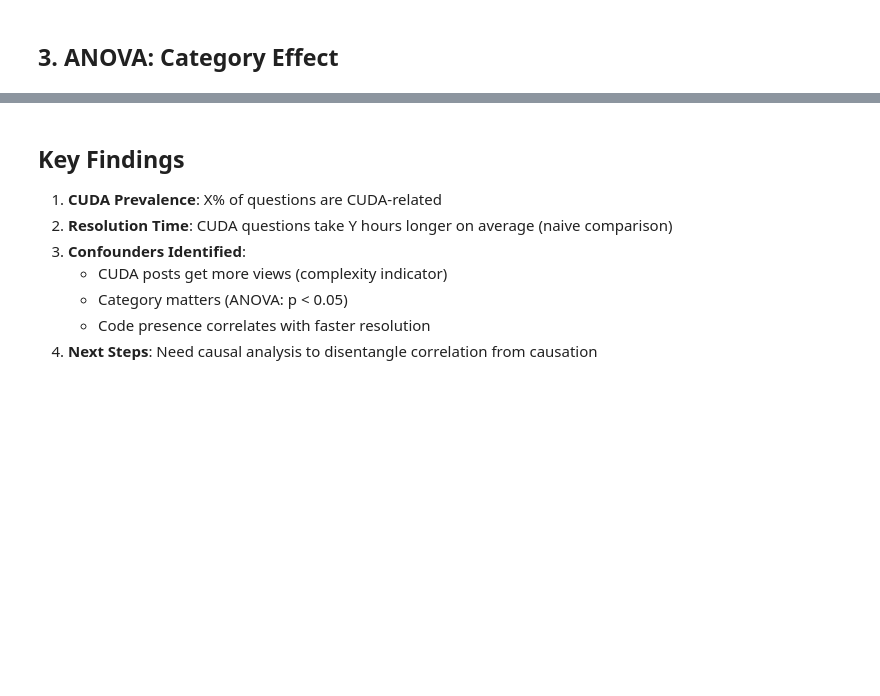
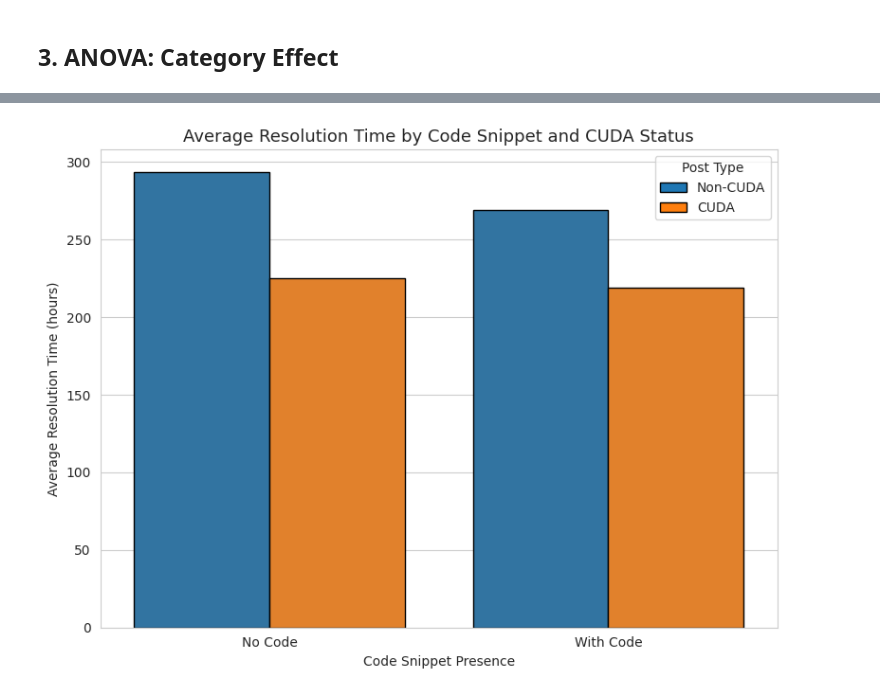
Before and after one commit to WazupSteve/torch_cuda, a Jupyter notebook: notebooks/01_descriptive_analysis.ipynb, the cells around one changed output, grey strips where cells are left out. Cells and saved outputs as stored; diff of their text form; code cells hidden in the pictures; blank space fills up the shorter version.

```diff
--- a/notebooks/01_descriptive_analysis.ipynb
+++ b/notebooks/01_descriptive_analysis.ipynb
@@ -193,10 +300,41 @@ plt.show()
-# %% [markdown]
-## Key Findings
-
-1. **CUDA Prevalence**: X% of questions are CUDA-related
-2. **Resolution Time**: CUDA questions take Y hours longer on average (naive comparison)
-3. **Confounders Identified**:
-   - CUDA posts get more views (complexity indicator)
-   - Category matters (ANOVA: p < 0.05)
-   - Code presence correlates with faster resolution
-4. **Next Steps**: Need causal analysis to disentangle correlation from causation
+# %%
+# simple visualization: average resolution time by CUDA & Code Snippet
+avg_times = (
+    df.groupby(["is_cuda_related", "has_code_block"])["time_to_resolution_hours"]
+    .mean()
+    .reset_index()
+)
+
+# map values for easy reading
+avg_times["is_cuda_related"] = avg_times["is_cuda_related"].map({True: "CUDA", False: "Non-CUDA"})
+avg_times["has_code_block"] = avg_times["has_code_block"].map({True: "With Code", False: "No Code"})
+
+# define colors
+colors = {"Non-CUDA": "#1f77b4", "CUDA": "#ff7f0e"}
+
+plt.figure(figsize=(8, 6))
+sns.barplot(
+    data=avg_times,
+    x="has_code_block",
+    y="time_to_resolution_hours",
+    hue="is_cuda_related",
+    palette=colors,
+    edgecolor="black"
+)
+
+plt.title("Average Resolution Time by Code Snippet and CUDA Status", fontsize=13)
+plt.xlabel("Code Snippet Presence")
+plt.ylabel("Average Resolution Time (hours)")
+
+# custom legend with colored boxes
+from matplotlib.patches import Patch
+legend_elements = [
+    Patch(facecolor=colors["Non-CUDA"], edgecolor="black", label="Non-CUDA"),
+    Patch(facecolor=colors["CUDA"], edgecolor="black", label="CUDA")
+]
+plt.legend(handles=legend_elements, title="Post Type")
+
+plt.tight_layout()
+plt.show()
+# %% [output]
+[figure, added]
```
Also changed, not shown: parts of 15 cells of this notebook, 3 other files.
